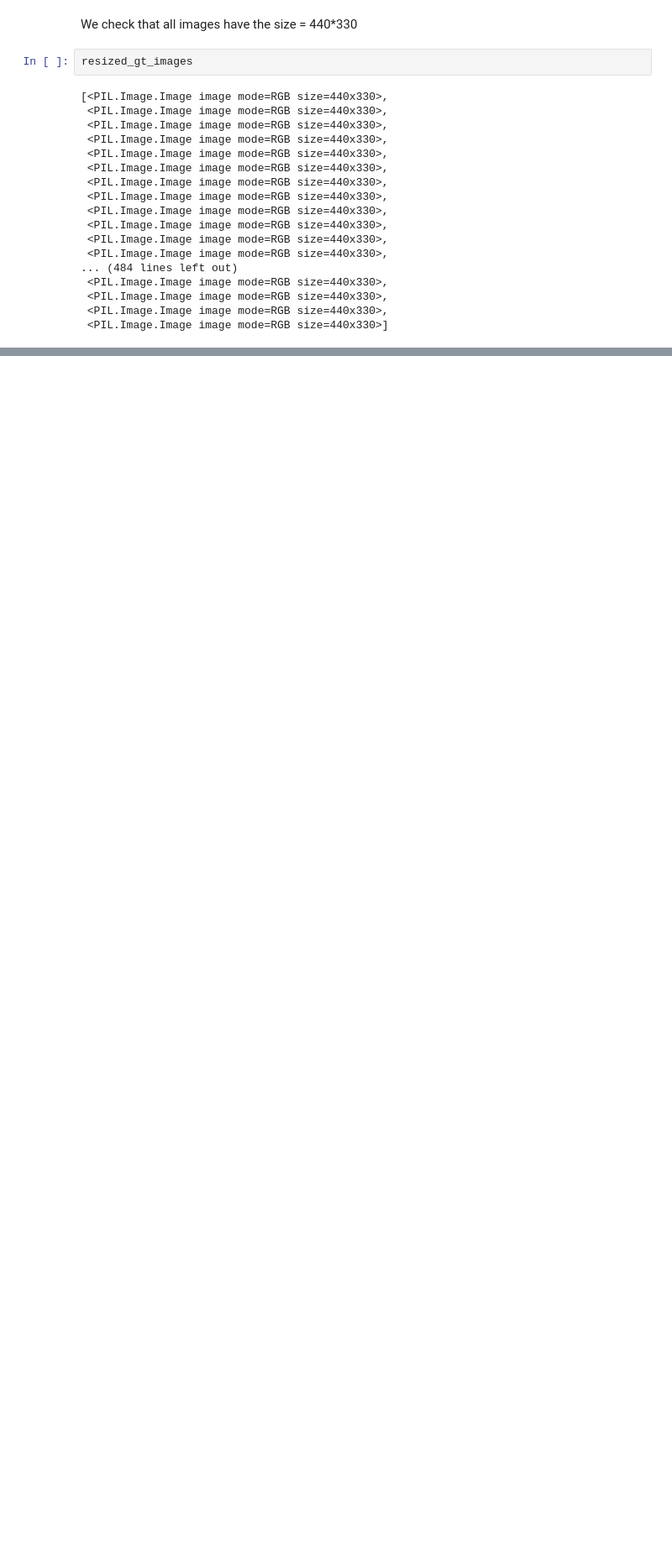
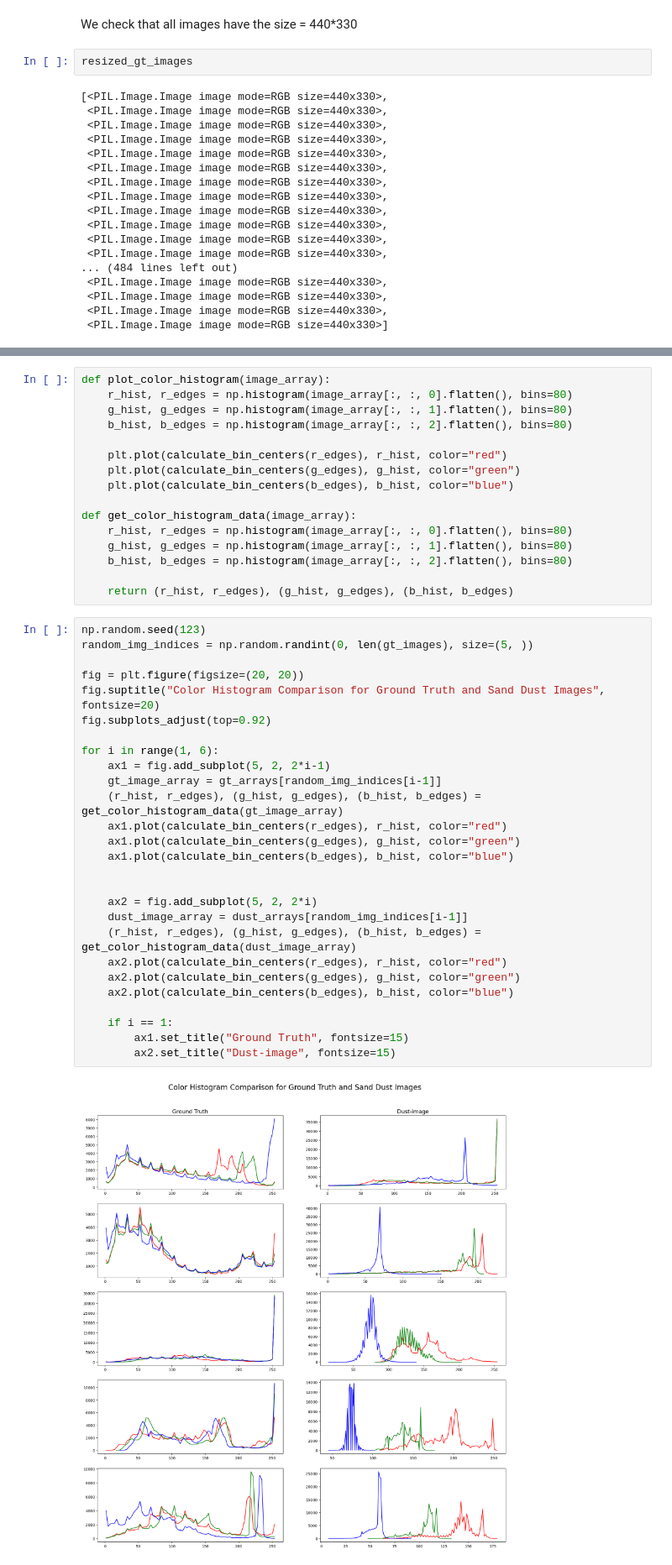
Before and after one commit to superleesa/final_year_project, a Jupyter notebook: Final_Year_Project_Data_Analysis.ipynb, the cells around one changed output, grey strips where cells are left out. Shown at 84% size. Cells and saved outputs as stored; diff of their text form; blank space fills up the shorter version.

Commit message:
added color histogram comparison between ground-truth and corrupted images

```diff
--- a/Final_Year_Project_Data_Analysis.ipynb
+++ b/Final_Year_Project_Data_Analysis.ipynb
@@ -199,0 +235,45 @@ gt_arrays = []
+# %%
+def plot_color_histogram(image_array):
+    r_hist, r_edges = np.histogram(image_array[:, :, 0].flatten(), bins=80)
+    g_hist, g_edges = np.histogram(image_array[:, :, 1].flatten(), bins=80)
+    b_hist, b_edges = np.histogram(image_array[:, :, 2].flatten(), bins=80)
+
+    plt.plot(calculate_bin_centers(r_edges), r_hist, color="red")
+    plt.plot(calculate_bin_centers(g_edges), g_hist, color="green")
+    plt.plot(calculate_bin_centers(b_edges), b_hist, color="blue")
+
+def get_color_histogram_data(image_array):
+    r_hist, r_edges = np.histogram(image_array[:, :, 0].flatten(), bins=80)
+    g_hist, g_edges = np.histogram(image_array[:, :, 1].flatten(), bins=80)
+    b_hist, b_edges = np.histogram(image_array[:, :, 2].flatten(), bins=80)
+
+    return (r_hist, r_edges), (g_hist, g_edges), (b_hist, b_edges)
+# %%
+np.random.seed(123)
+random_img_indices = np.random.randint(0, len(gt_images), size=(5, ))
+
+fig = plt.figure(figsize=(20, 20))
+fig.suptitle("Color Histogram Comparison for Ground Truth and Sand Dust Images", fontsize=20)
+fig.subplots_adjust(top=0.92)
+
+for i in range(1, 6):
+    ax1 = fig.add_subplot(5, 2, 2*i-1)
+    gt_image_array = gt_arrays[random_img_indices[i-1]]
+    (r_hist, r_edges), (g_hist, g_edges), (b_hist, b_edges) = get_color_histogram_data(gt_image_array)
+    ax1.plot(calculate_bin_centers(r_edges), r_hist, color="red")
+    ax1.plot(calculate_bin_centers(g_edges), g_hist, color="green")
+    ax1.plot(calculate_bin_centers(b_edges), b_hist, color="blue")
+
+
+    ax2 = fig.add_subplot(5, 2, 2*i)
+    dust_image_array = dust_arrays[random_img_indices[i-1]]
+    (r_hist, r_edges), (g_hist, g_edges), (b_hist, b_edges) = get_color_histogram_data(dust_image_array)
+    ax2.plot(calculate_bin_centers(r_edges), r_hist, color="red")
+    ax2.plot(calculate_bin_centers(g_edges), g_hist, color="green")
+    ax2.plot(calculate_bin_centers(b_edges), b_hist, color="blue")
+
+    if i == 1:
+        ax1.set_title("Ground Truth", fontsize=15)
+        ax2.set_title("Dust-image", fontsize=15)
+# %% [output]
+[figure, added]
```
Also changed, not shown: parts of 11 cells of this notebook.
